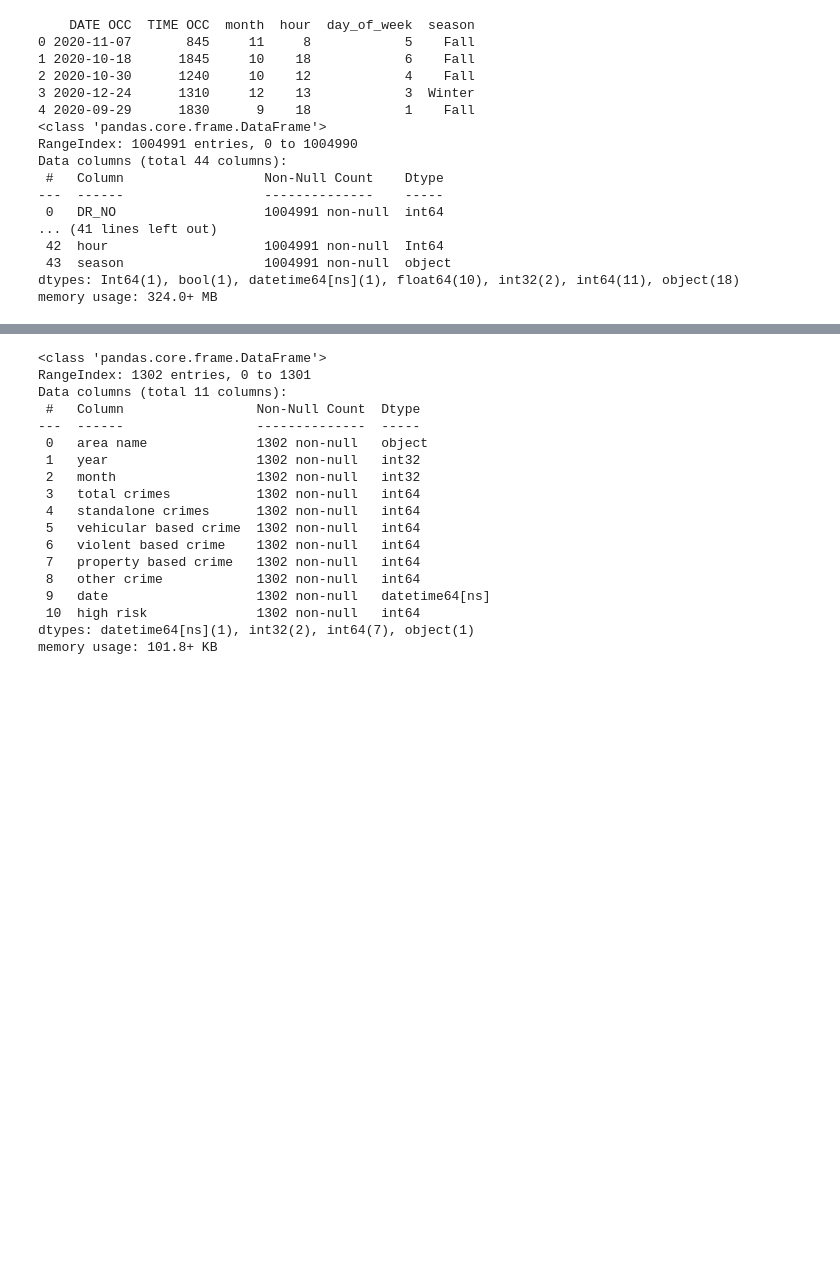
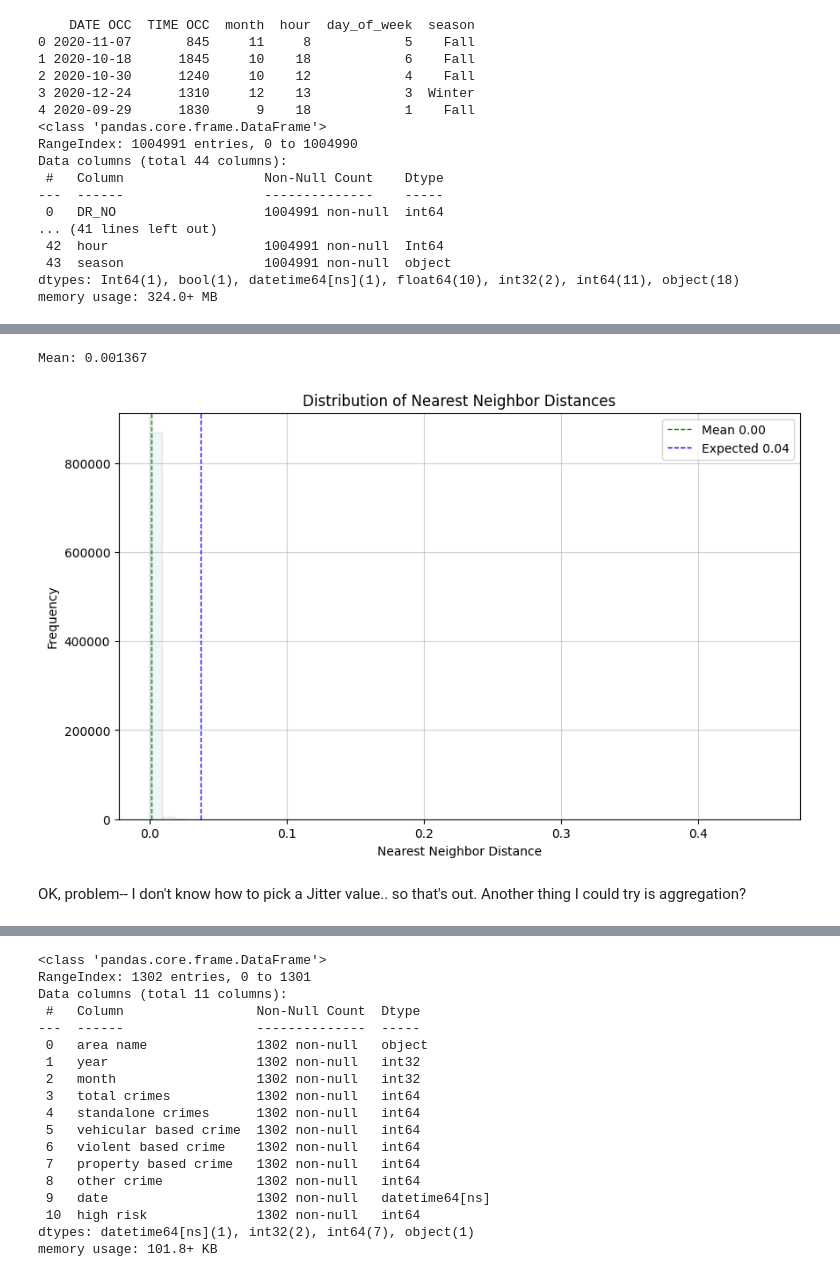
Before and after one commit to TheFoolOrpheus/DAT-490-Capstone, a Jupyter notebook: LACrime.ipynb, the cells around one changed output, grey strips where cells are left out. Drawn from its saved outputs; the diff is of its cells as text; code cells hidden in the pictures; blank space fills up the shorter version.

```diff
--- a/LACrime.ipynb
+++ b/LACrime.ipynb
@@ -950,0 +1066,31 @@ memory usage: 324.0+ MB
+# %%
+np.random.seed(42)
+
+lapd_plus_zip['Lat Jitter'] = lapd_plus_zip['LAT'] + np.random.normal(0, .5, len(lapd_plus_zip))
+lapd_plus_zip['Lon Jitter'] = lapd_plus_zip['LON'] + np.random.normal(0, .5, len(lapd_plus_zip))
+# %%
+coordinates = lapd_plus_zip[['Lat Jitter', 'Lon Jitter']].values
+
+tree = cKDTree(coordinates)
+
+distances, indices = tree.query(coordinates, k=2)
+
+nearneigh = distances[:, 1]
+
+print(f"Mean: {nearneigh.mean():.6f}")
+
+plt.figure(figsize=(10,6))
+plt.hist(nearneigh, bins = 50, alpha = .07, edgecolor= 'black')
+plt.axvline(nearneigh.mean(), color='green', linestyle='--', linewidth=1, label=f'Mean {nearneigh.mean():.2f}')
+plt.axvline(expected_nn, color='blue', linestyle='--', linewidth=1, label=f'Expected {expected_nn:.2f}')
+plt.xlabel('Nearest Neighbor Distance')
+plt.ylabel('Frequency')
+plt.title('Distribution of Nearest Neighbor Distances')
+plt.legend()
+plt.grid(True, alpha=0.6)
+plt.show()
+# %% [output]
+Mean: 0.001367
+[figure, added]
+# %% [markdown]
+OK, problem-- I don't know how to pick a Jitter value.. so that's out. Another thing I could try is aggregation?
```
Also changed, not shown: parts of 14 cells of this notebook.
